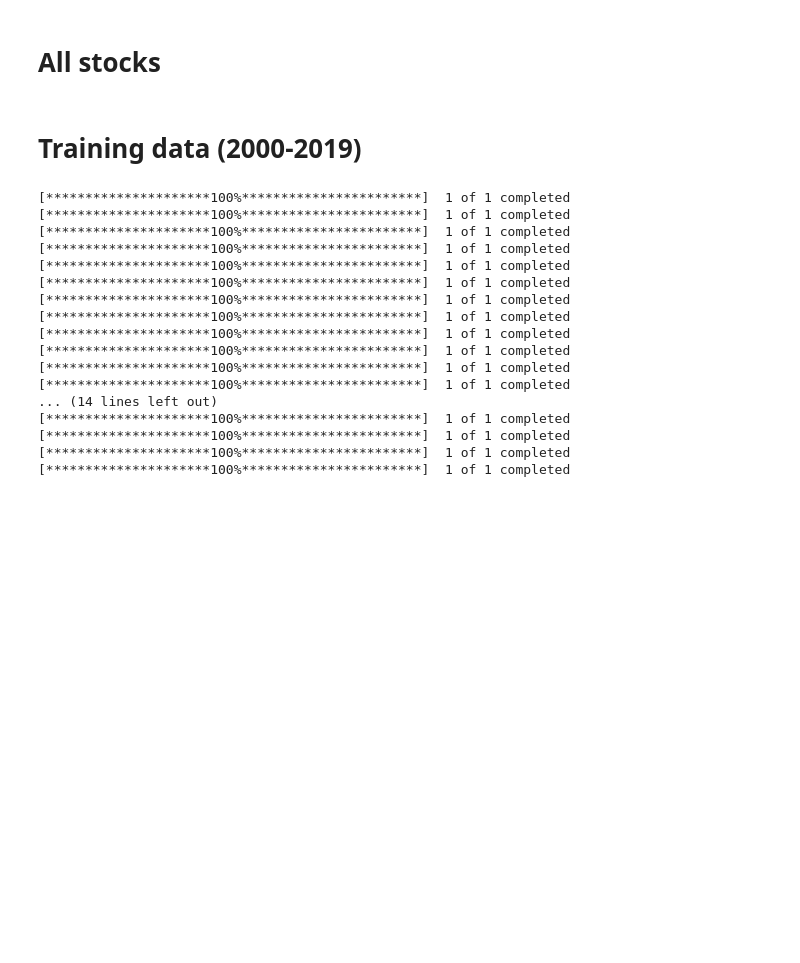
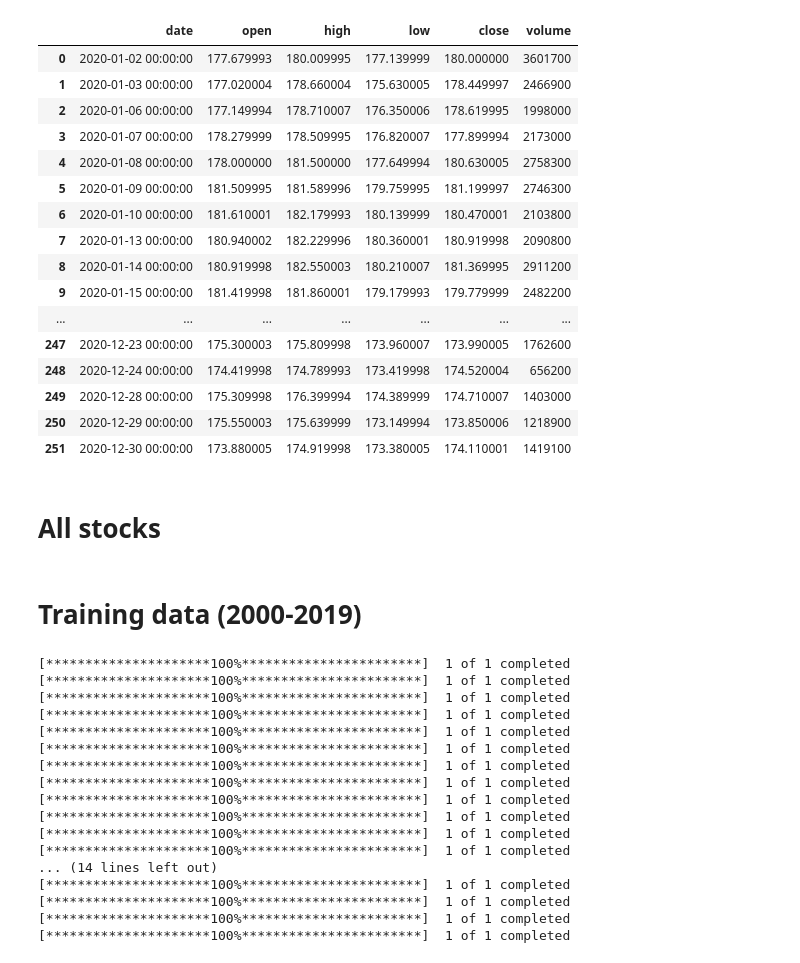
Before and after one commit to lucaswehmuth/rl-investing, a Jupyter notebook: data/1-FetchData.ipynb, the cells around one changed output. Cells and saved outputs as stored; diff of their text form; code cells hidden in the pictures; blank space fills up the shorter version.

```diff
--- a/data/1-FetchData.ipynb
+++ b/data/1-FetchData.ipynb
@@ -7,6 +7,28 @@ import matplotlib.pyplot as plt
 import random
 import yfinance as yf
 import csv
+# %%
+mmm = pd.read_csv("MMM_2020.csv")
+# %%
+mmm
+# %% [output]
+|  | date | open | high | low | close | volume |
+| 0 | 2020-01-02 00:00:00 | 177.679993 | 180.009995 | 177.139999 | 180.000000 | 3601700 |
+| 1 | 2020-01-03 00:00:00 | 177.020004 | 178.660004 | 175.630005 | 178.449997 | 2466900 |
+| 2 | 2020-01-06 00:00:00 | 177.149994 | 178.710007 | 176.350006 | 178.619995 | 1998000 |
+| 3 | 2020-01-07 00:00:00 | 178.279999 | 178.509995 | 176.820007 | 177.899994 | 2173000 |
+| 4 | 2020-01-08 00:00:00 | 178.000000 | 181.500000 | 177.649994 | 180.630005 | 2758300 |
+| 5 | 2020-01-09 00:00:00 | 181.509995 | 181.589996 | 179.759995 | 181.199997 | 2746300 |
+| 6 | 2020-01-10 00:00:00 | 181.610001 | 182.179993 | 180.139999 | 180.470001 | 2103800 |
+| 7 | 2020-01-13 00:00:00 | 180.940002 | 182.229996 | 180.360001 | 180.919998 | 2090800 |
+| 8 | 2020-01-14 00:00:00 | 180.919998 | 182.550003 | 180.210007 | 181.369995 | 2911200 |
+| 9 | 2020-01-15 00:00:00 | 181.419998 | 181.860001 | 179.179993 | 179.779999 | 2482200 |
+| ... | ... | ... | ... | ... | ... | ... |
+| 247 | 2020-12-23 00:00:00 | 175.300003 | 175.809998 | 173.960007 | 173.990005 | 1762600 |
+| 248 | 2020-12-24 00:00:00 | 174.419998 | 174.789993 | 173.419998 | 174.520004 | 656200 |
+| 249 | 2020-12-28 00:00:00 | 175.309998 | 176.399994 | 174.389999 | 174.710007 | 1403000 |
+| 250 | 2020-12-29 00:00:00 | 175.550003 | 175.639999 | 173.149994 | 173.850006 | 1218900 |
+| 251 | 2020-12-30 00:00:00 | 173.880005 | 174.919998 | 173.380005 | 174.110001 | 1419100 |
 # %% [markdown]
 # All stocks
 # %%
```
Also changed, not shown: 1 other file.
